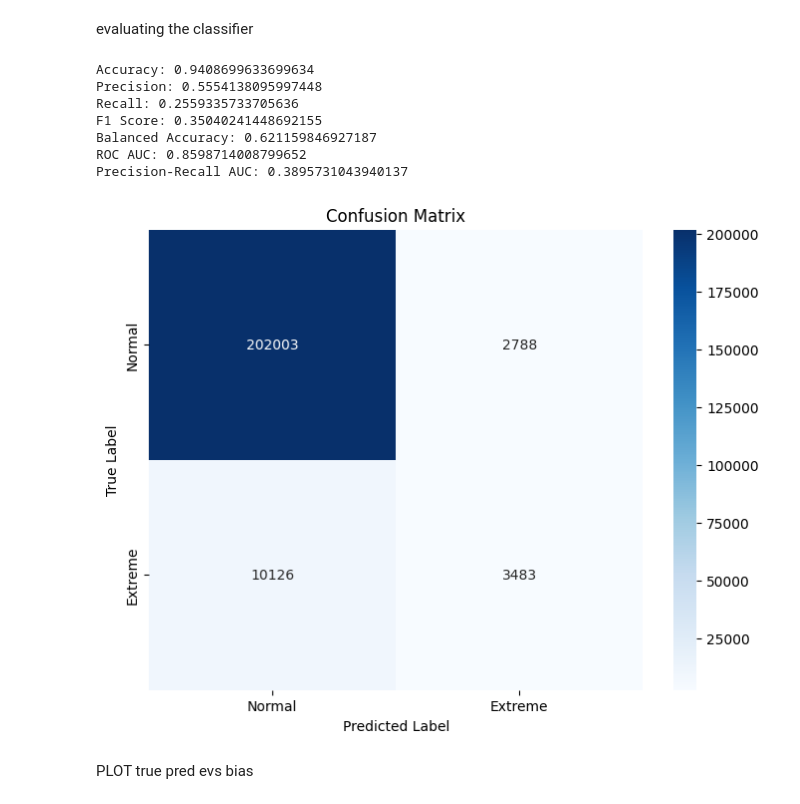
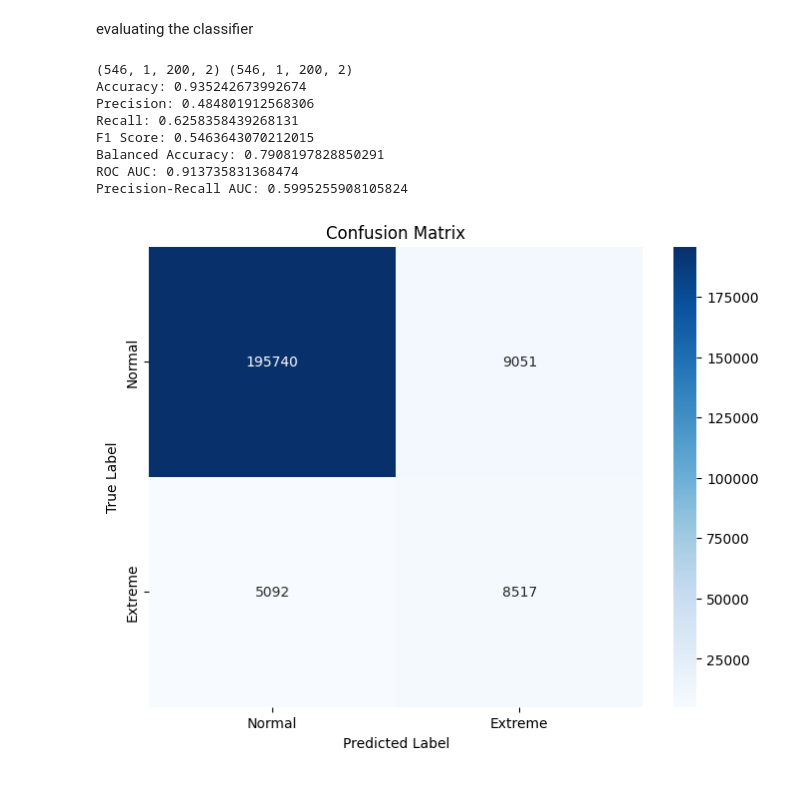
Before and after one commit to omerAJ/Hyb-STEX, a Jupyter notebook: checkTrainedClassifier.ipynb, the cells around one changed output. Drawn from its saved outputs; the diff is of its cells as text; code cells hidden in the pictures.

```diff
--- a/checkTrainedClassifier.ipynb
+++ b/checkTrainedClassifier.ipynb
@@ -75,14 +265,35 @@ from lib.utils import (
 # %%
+
+
+import warnings
+warnings.filterwarnings('ignore')
+import os
+# os.environ['CUDA_LAUNCH_BLOCKING'] = "1"
+import sys
+sys.path.append('.')
+sys.path.append('..')
+import yaml
+import argparse
+import traceback
+import time
+import torch
+
+from lib.dataloader import get_dataloader
+from lib.utils import (
+    init_seed,
+    get_model_params,
+    load_graph,
+)
 import time
 import yaml
 
 # Define your configurations directly
 configs = {
-    'config_filename': 'configs/NYCTaxi.yaml',
+    'config_filename': 'configs/NYCBike2.yaml',
     'S_Loss': 0,
     'T_Loss': 0,
     'seed': 1,
-    'comment': "noComment",
+    'comment': "testing",
     'cheb_order': 3,
     'graph_init': "8_neighbours",
     'self_attention_flag': True,
@@ -97,7 +308,8 @@ configs = {
     'add_eye': False,
     'add_x_encoder': False,
     'freeze_encoder': False,
-    'ipe': 1
+    'ipe': 1,
+    "mode": "test"
 }
 
 # Optionally print the starting experiment configurations
@@ -125,6 +337,7 @@ configs['loss'] = "mae"
 configs['threshold_adj_mx'] = False
 configs['affinity_conv'] = False
 configs["experimentName"] = experiment_name
+configs["mode"] = "test"
 configs["load_path"] = None
 
 # Print the final configuration to start the experiment
@@ -332,5 +447,3 @@ def test(model, dataloader, scaler, graph, logger, args):
 # %%
-## mse
-s, y_true, y_pred, evs_true, evs_pred, o_tilde, bias, bias_scaled = test(model, dataloader['test'], dataloader['scaler'],
-            graph, trainer.logger, trainer.args)
+_, y_true, y_pred, evs_true, evs_pred, bias, bias_scaled, o_tilde = test(model, dataloader, dataloader['scaler'], graph, args)
 # %% [output]
@@ -468,7 +767,8 @@ import numpy as np
 from sklearn.metrics import (accuracy_score, precision_score, recall_score, f1_score, confusion_matrix,
                              balanced_accuracy_score, roc_auc_score, precision_recall_curve, auc)
 # Threshold predictions at 0.2
-evs_pred_binary = (evs_pred >= 0.5).astype(int)
+print(evs_pred.shape, evs_true.shape)
+evs_pred_binary = (evs_pred >= 0.25).astype(int)
 
 # Flatten the arrays to fit the metrics functions
 evs_true_flat = evs_true.flatten()
@@ -496,38 +796,35 @@ print("Balanced Accuracy:", balanced_acc)
 print("ROC AUC:", roc_auc)
 print("Precision-Recall AUC:", auc_pr)
 # %% [output]
-Accuracy: 0.9408699633699634
-Precision: 0.5554138095997448
-Recall: 0.2559335733705636
-F1 Score: 0.35040241448692155
-Balanced Accuracy: 0.621159846927187
-ROC AUC: 0.8598714008799652
-Precision-Recall AUC: 0.3895731043940137
+(546, 1, 200, 2) (546, 1, 200, 2)
+Accuracy: 0.935242673992674
+Precision: 0.484801912568306
+Recall: 0.6258358439268131
+F1 Score: 0.5463643070212015
+Balanced Accuracy: 0.7908197828850291
+ROC AUC: 0.913735831368474
+Precision-Recall AUC: 0.5995255908105824
 # %%
 import numpy as np
 import matplotlib.pyplot as plt
 import seaborn as sns
 from sklearn.metrics import confusion_matrix, accuracy_score, precision_score, recall_score, f1_score, balanced_accuracy_score
-
 # Example data, replace these with your actual data
-evs_pred_binary = (evs_pred >= 0.5).astype(int)       # Threshold predictions at 0.2
-
+# evs_pred_binary = (evs_pred >= 0.25).astype(int)       # Threshold predictions at 0.2
 # Flatten the arrays
 evs_true_flat = evs_true.flatten()
-evs_pred_flat = evs_pred_binary.flatten()
+evs_pred_flat = evs_pred_flat.flatten()
 
 # Calculate confusion matrix
 conf_matrix = confusion_matrix(evs_true_flat, evs_pred_flat)
 
 # Plotting the confusion matrix using seaborn
 plt.figure(figsize=(8, 6))
 sns.heatmap(conf_matrix, annot=True, fmt="d", cmap="Blues",
             xticklabels=["Normal", "Extreme"], yticklabels=["Normal", "Extreme"])
 plt.title("Confusion Matrix")
 plt.ylabel("True Label")
 plt.xlabel("Predicted Label")
 plt.show()
 # %% [output]
-[figure, old version]
+[figure, new version]
-# %% [markdown]
-PLOT true pred evs bias
```
Also changed, not shown: parts of 22 cells of this notebook, 1 other file.
